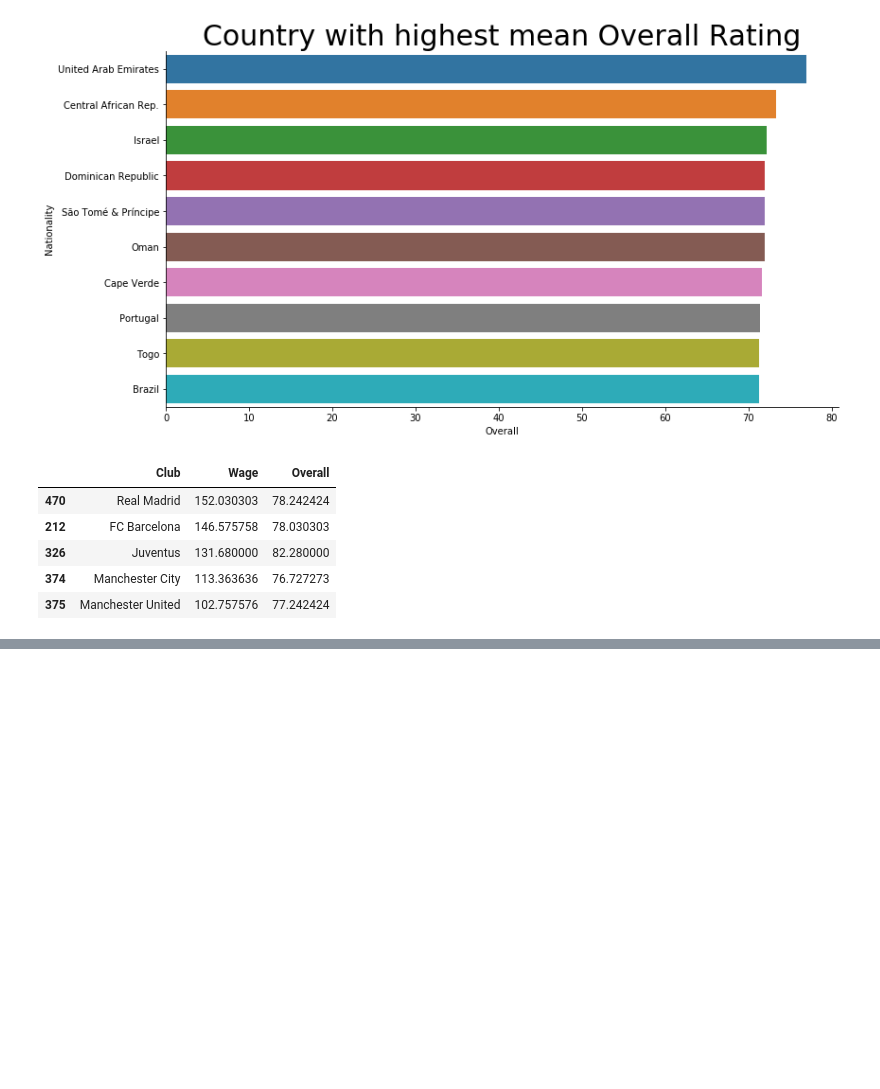
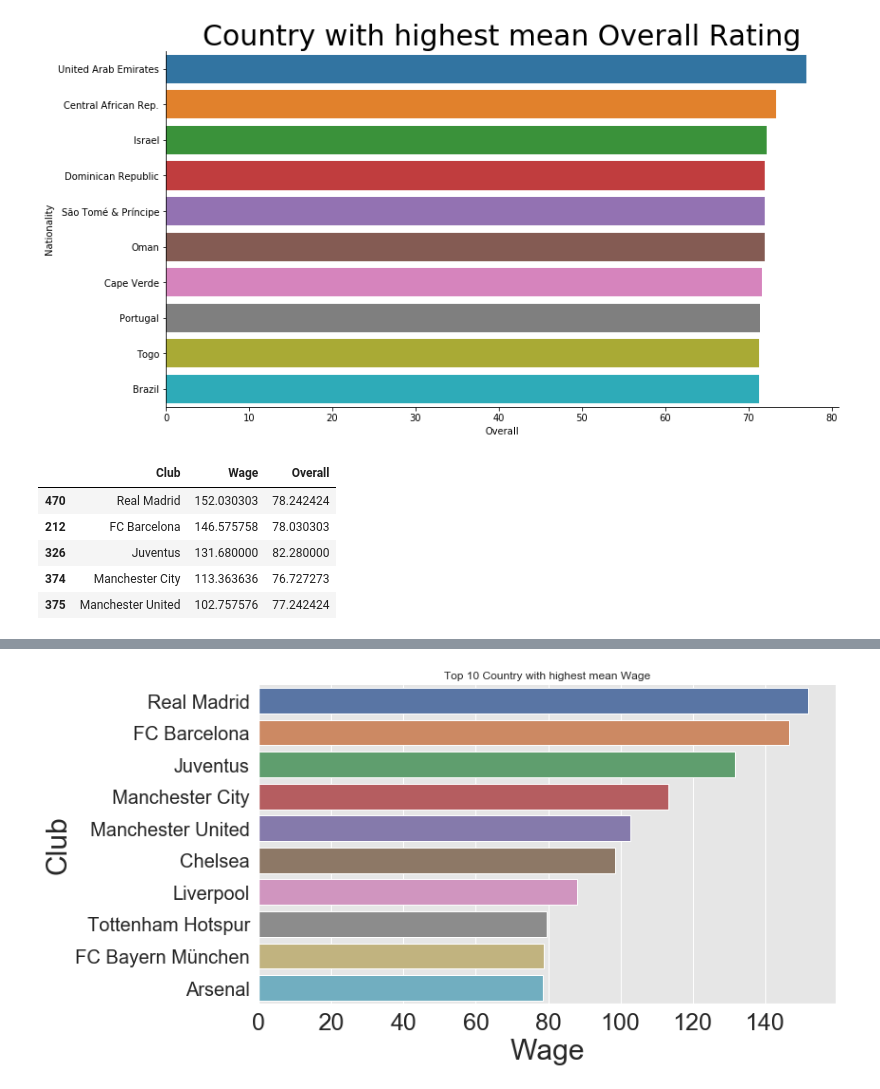
Before and after one commit to domu904/Domu.MachineLearning, a Jupyter notebook: soccerData_part3.ipynb, the cells around one changed output, grey strips where cells are left out. Cells and saved outputs as stored; diff of their text form; code cells hidden in the pictures; blank space fills up the shorter version.

Commit message:
Updated the soccer vs wage

```diff
--- a/soccerData_part3.ipynb
+++ b/soccerData_part3.ipynb
@@ -230,3 +230,6 @@ avgwageoverall.head()
 | 326 | Juventus | 131.680000 | 82.280000 |
 | 374 | Manchester City | 113.363636 | 76.727273 |
 | 375 | Manchester United | 102.757576 | 77.242424 |
+# %%
+top10bywage = avgwageoverall.iloc[0:10,:]
+top10bywage
@@ -232,0 +248,13 @@ avgwageoverall.head()
+# %%
+sns.set(rc={"font.style":"normal",
+            "axes.facecolor":(0.9, 0.9, 0.9),
+            "figure.facecolor":'white',
+            'axes.labelsize':30,
+            'xtick.labelsize':25,
+            'ytick.labelsize':20})
+sns.catplot(y="Club",
+            x="Wage",data=top10bywage,
+           height=6,kind="bar",aspect=2)
+plt.title("Top 10 Country with highest mean Wage");
+# %% [output]
+[figure, added]
```
Also changed, not shown: parts of 1 cell of this notebook.
